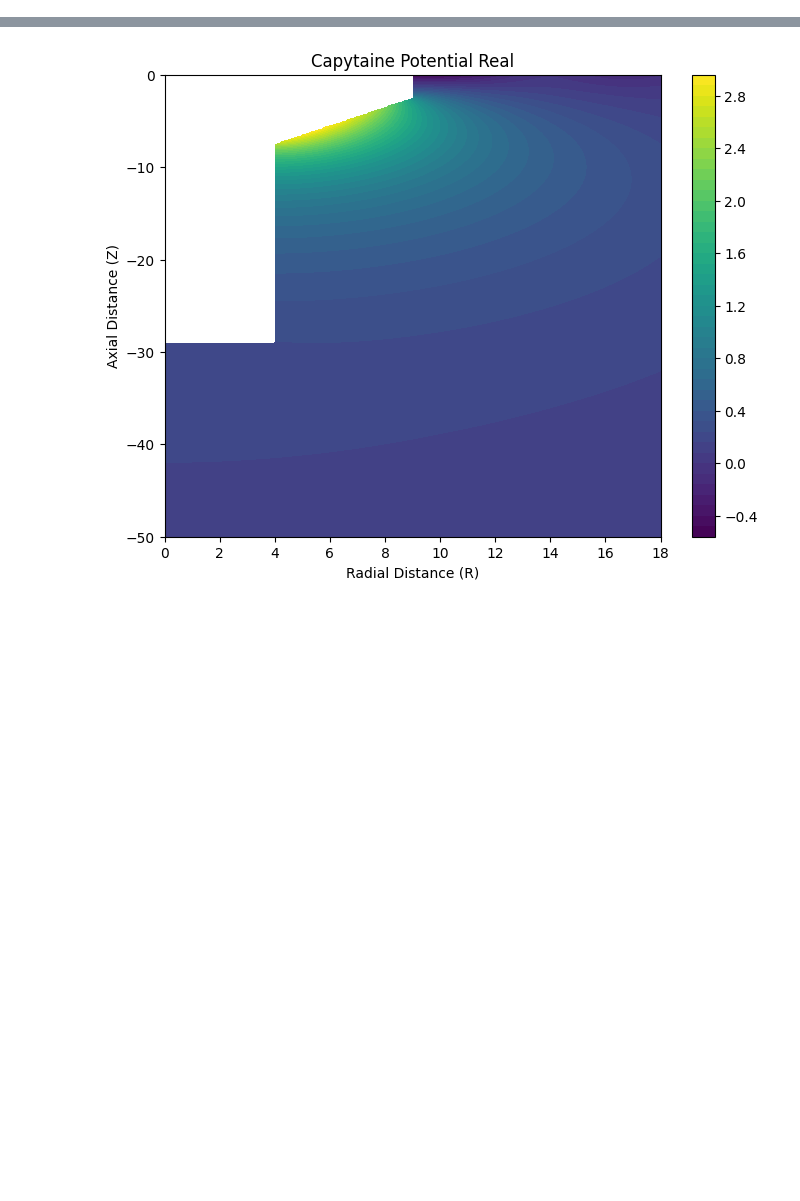
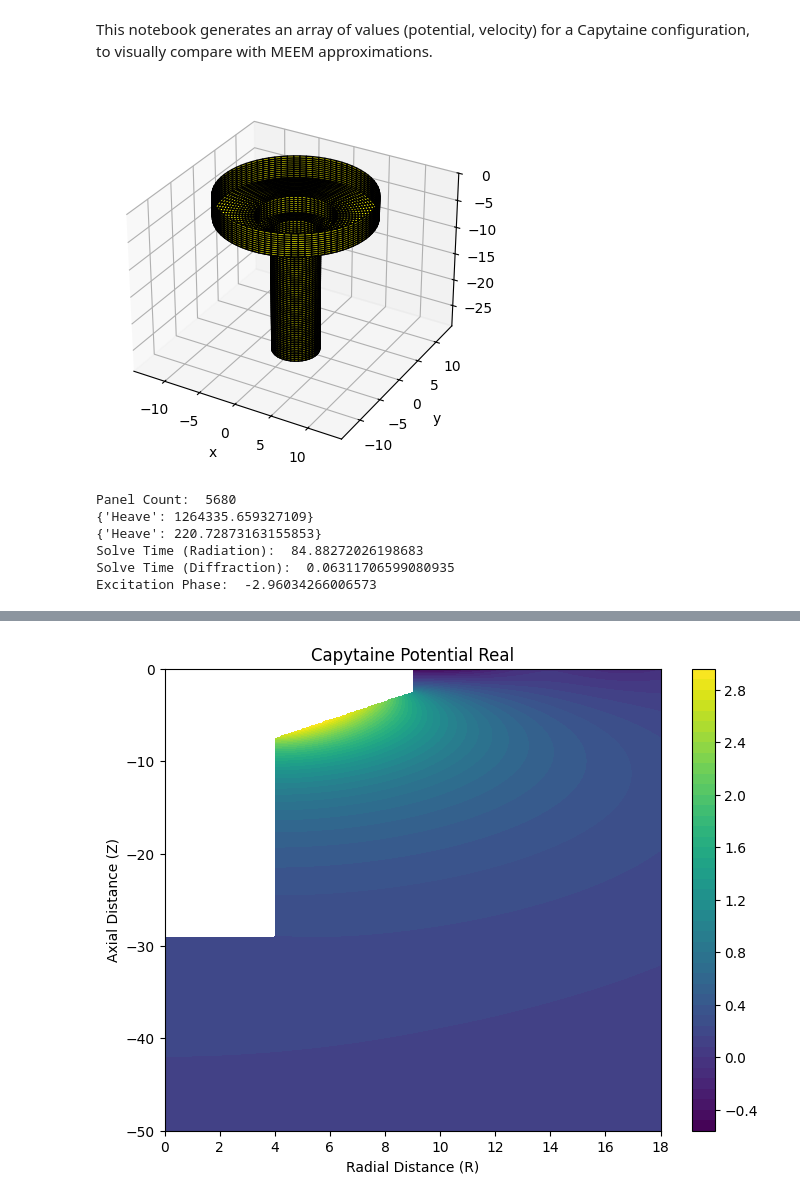
Before and after one commit to symbiotic-engineering/OpenFLASH, a Jupyter notebook: hydro/python/slants/visual_potential_comparison.ipynb, the cells around one changed output, grey strips where cells are left out. Saved outputs shown, nothing was run; the diff lists cells and outputs as text; code cells hidden in the pictures; blank space fills up the shorter version.

```diff
--- a/hydro/python/slants/visual_potential_comparison.ipynb
+++ b/hydro/python/slants/visual_potential_comparison.ipynb
@@ -1,3 +1,5 @@
+# %% [markdown]
+This notebook generates an array of values (potential, velocity) for a Capytaine configuration, to visually compare with MEEM approximations.
 # %%
 import numpy as np
 import matplotlib.pyplot as plt
@@ -20,3 +18,27 @@ logging.getLogger("capytaine").setLevel(logging.ERROR)
 import copy
 
 from capytaine_generator import CapytaineSlantSolver
+# %%
+css = CapytaineSlantSolver(True, True, True, True, True)
+
+h = 100
+d_in = [29, 7, 4]
+d_out = [29, 7, 4]
+a = [3, 5, 10]
+heaving = [0, 1, 1]
+m0 = 1
+rho = 1023
+
+t_densities = [40, 60, 80]
+face_units = 110 # filler
+
+respack0 = css.construct_and_solve(a, d_in, d_out, heaving, t_densities, face_units, h, m0, rho, 1)
+rad_result0 = respack0[0]
+# %% [output]
+[figure, added]
+Panel Count:  5680
+{'Heave': 1264335.659327109}
+{'Heave': 220.72873163155853}
+Solve Time (Radiation):  84.88272026198683
+Solve Time (Diffraction):  0.06311706599080935
+Excitation Phase:  -2.96034266006573
```
Also changed, not shown: parts of 19 cells of this notebook, 15 other files.
